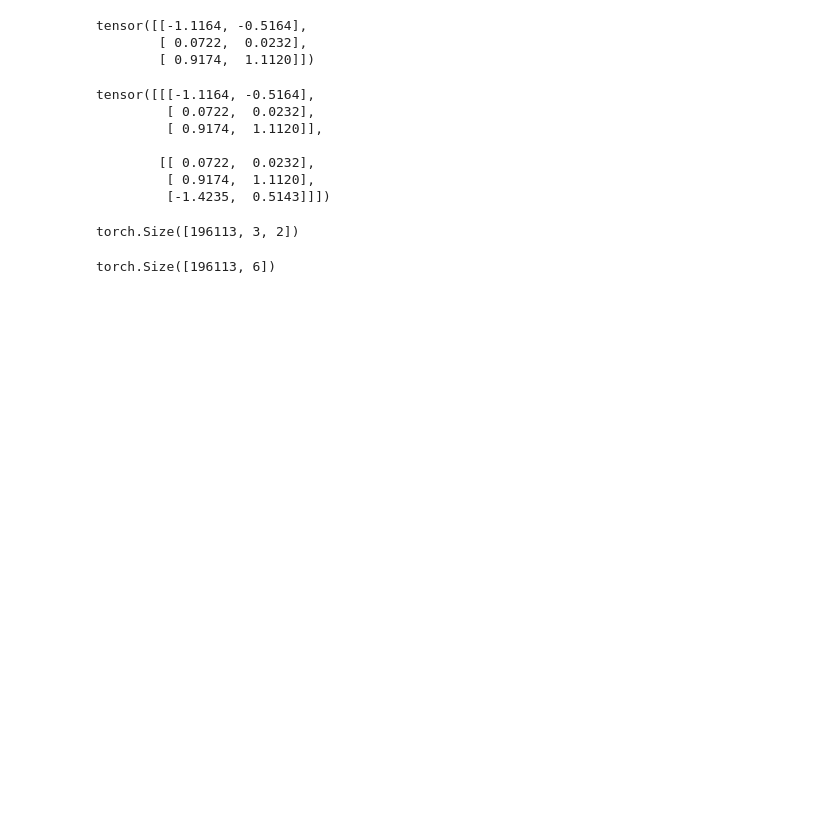
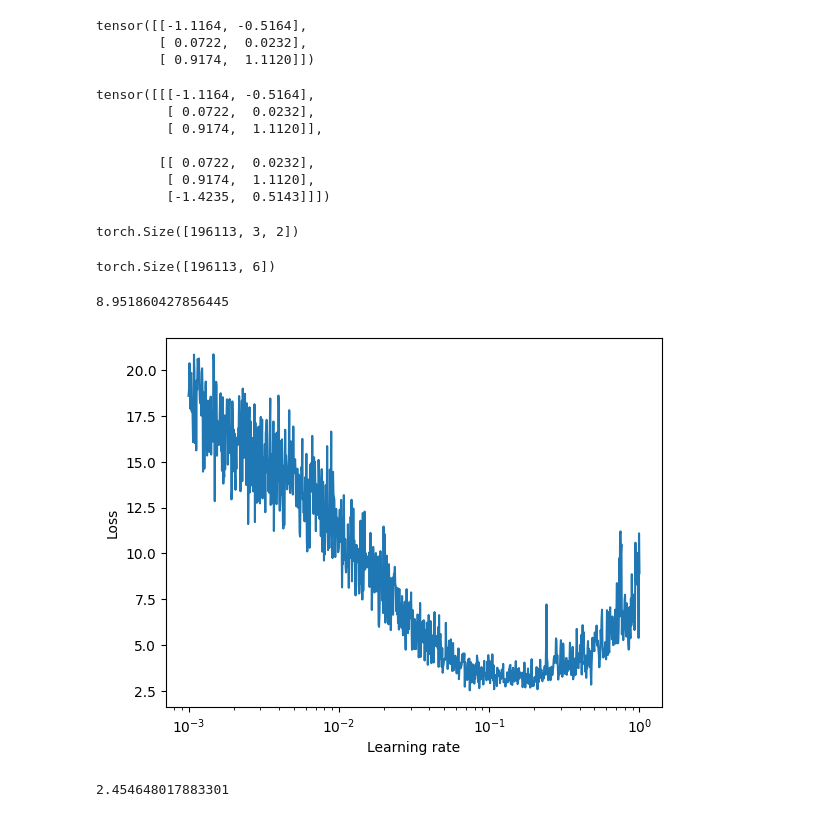
Before and after one commit to igorjakus/learn-nn, a Jupyter notebook: mlp/tutorial.ipynb, the cells around one changed output. Saved outputs shown, nothing was run; the diff lists cells and outputs as text; code cells hidden in the pictures; blank space fills up the shorter version.

Commit message:
feat: Add evaluation of the model, more reasonable learning rate and more training

```diff
--- a/mlp/tutorial.ipynb
+++ b/mlp/tutorial.ipynb
@@ -157,7 +157,7 @@ class MLP():
             self.calculate_loss(logits, y_train)
             self.backward()
             self.update(lr)
-            print(f"{epoch=}, loss={self.loss.item()}")
+            # print(f"{epoch=}, loss={self.loss.item()}")
 
     def embedd(self, X: torch.tensor) -> torch.tensor:
         X = self.C[X]
@@ -171,5 +171,35 @@ class MLP():
         idx = torch.multinomial(F.softmax(logits, dim=1), 1).item()
         return text + itoc[idx]
 
-
-mlp = MLP()
+    def evaluate(self, X: torch.tensor, Y: torch.tensor) -> float:
+        embedded = self.embedd(X)
+        logits = self.forward(embedded)
+        return F.cross_entropy(logits, Y).item()
+# %%
+# Evaluate the model on entire dataset
+mlp = MLP()
+mlp.train(X, Y, epochs=100, lr=1, batch_size=32)
+mlp.evaluate(X, Y)
+# %% [output]
+8.951860427856445
+# %%
+# Determine the reasonable learning rate
+mlp = MLP()
+lre = torch.linspace(-3, 0, 1000)
+lrs = 10**lre
+
+losses = []
+lri = []
+
+for lr in lrs:
+    mlp.train(X, Y, epochs=1, lr=lr, batch_size=32)
+    losses.append(mlp.loss.item())
+    lri.append(lr)
+
+plt.plot(lri, losses)
+plt.xlabel("Learning rate")
+plt.ylabel("Loss")
+plt.xscale('log')
+plt.show()
+# %% [output]
+[figure, added]
@@ -176 +210,5 @@ mlp = MLP()
+# %%
+mlp.evaluate(X, Y)
+# %% [output]
+2.454648017883301
 # %%
```
Also changed, not shown: parts of 4 cells of this notebook.
